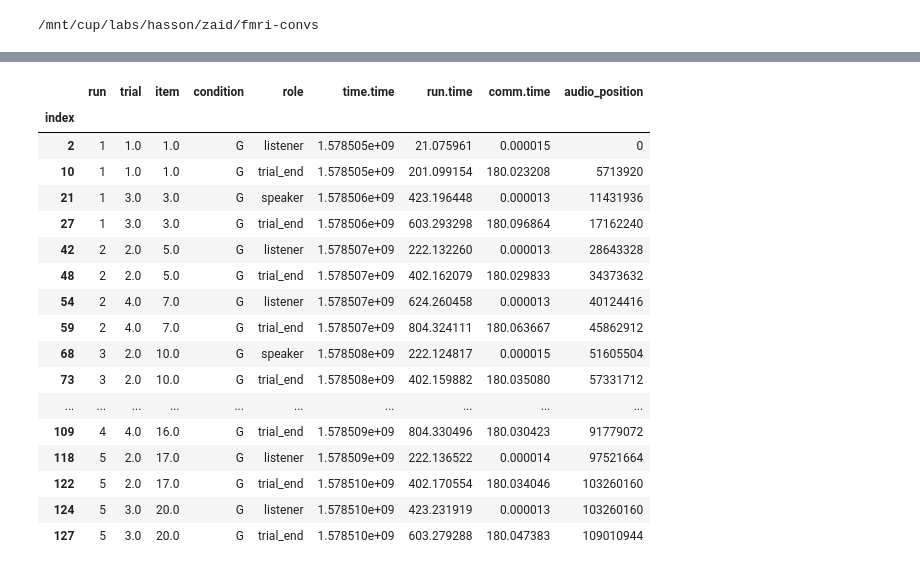
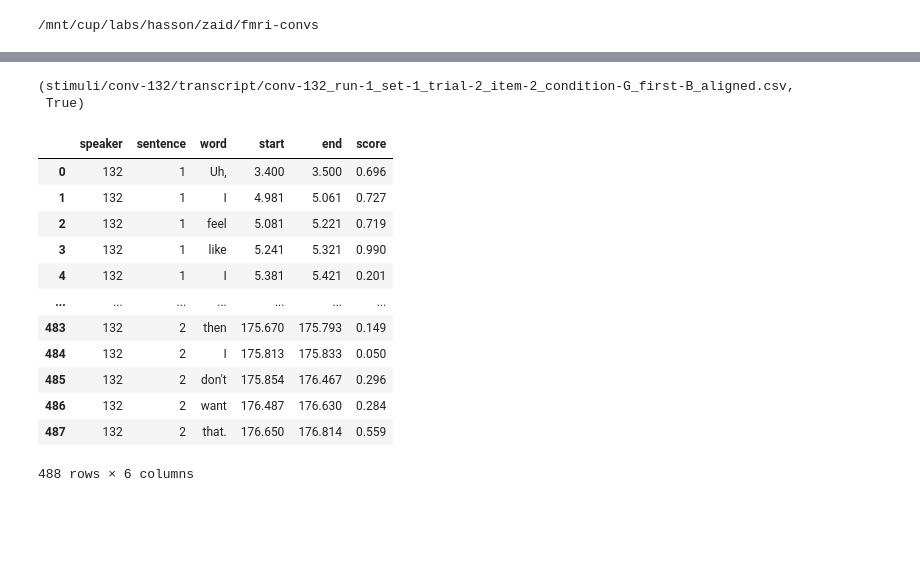
Before and after one commit to YeajuDianaKim394/EncodingModels, a Jupyter notebook: code/visualization.ipynb, the cells around one changed output, grey strips where cells are left out. Saved outputs shown, nothing was run; the diff lists cells and outputs as text; code cells hidden in the pictures; blank space fills up the shorter version.

```diff
--- a/code/visualization.ipynb
+++ b/code/visualization.ipynb
@@ -25,43 +30,36 @@ modelname = "gpt2"
-# %%
-eventpath = Path(
-    root="stimuli",
-    conv=conv,
-    datatype="audio",
-    run=1,
-    suffix="events",
-    ext=".csv",
-)
-
-dfs = []
-for run in RUNS:
-    eventpath = eventpath.update(run=run)
-    dft = pd.read_csv(eventpath, index_col=0)
-    dfs.append(dft)
-dft = pd.concat(dfs)
-
-# keep only condition and when trials start and end
-# we have to take line after `trial_intro` because there is the prompt screen
-ids = sorted((dft[dft.role == 'trial_intro'].index + 1).tolist() + (dft[dft.role == 'trial_end'].index).tolist())
-dft2 = dft.iloc[ids]
-dft2 = dft2[dft2.condition == 'G']
-
-dft2
-# %% [output]
-|  | run | trial | item | condition | role | time.time | run.time | comm.time | audio_position |
-| index |  |  |  |  |  |  |  |  |  |
-| 2 | 1 | 1.0 | 1.0 | G | listener | 1.578505e+09 | 21.075961 | 0.000015 | 0 |
-| 10 | 1 | 1.0 | 1.0 | G | trial_end | 1.578505e+09 | 201.099154 | 180.023208 | 5713920 |
-| 21 | 1 | 3.0 | 3.0 | G | speaker | 1.578506e+09 | 423.196448 | 0.000013 | 11431936 |
-| 27 | 1 | 3.0 | 3.0 | G | trial_end | 1.578506e+09 | 603.293298 | 180.096864 | 17162240 |
-| 42 | 2 | 2.0 | 5.0 | G | listener | 1.578507e+09 | 222.132260 | 0.000013 | 28643328 |
-| 48 | 2 | 2.0 | 5.0 | G | trial_end | 1.578507e+09 | 402.162079 | 180.029833 | 34373632 |
-| 54 | 2 | 4.0 | 7.0 | G | listener | 1.578507e+09 | 624.260458 | 0.000013 | 40124416 |
-| 59 | 2 | 4.0 | 7.0 | G | trial_end | 1.578507e+09 | 804.324111 | 180.063667 | 45862912 |
-| 68 | 3 | 2.0 | 10.0 | G | speaker | 1.578508e+09 | 222.124817 | 0.000015 | 51605504 |
-| 73 | 3 | 2.0 | 10.0 | G | trial_end | 1.578508e+09 | 402.159882 | 180.035080 | 57331712 |
-| ... | ... | ... | ... | ... | ... | ... | ... | ... | ... |
-| 109 | 4 | 4.0 | 16.0 | G | trial_end | 1.578509e+09 | 804.330496 | 180.030423 | 91779072 |
-| 118 | 5 | 2.0 | 17.0 | G | listener | 1.578509e+09 | 222.136522 | 0.000014 | 97521664 |
-| 122 | 5 | 2.0 | 17.0 | G | trial_end | 1.578510e+09 | 402.170554 | 180.034046 | 103260160 |
-| 124 | 5 | 3.0 | 20.0 | G | listener | 1.578510e+09 | 423.231919 | 0.000013 | 103260160 |
-| 127 | 5 | 3.0 | 20.0 | G | trial_end | 1.578510e+09 | 603.279288 | 180.047383 | 109010944 |
+# %%
+eventpath = Path(
+    root="stimuli",
+    conv=conv,
+    datatype="transcript",
+    run=run,
+    set=1,
+    trial=trial,
+    item=item,
+    condition="G",
+    first=first,
+    suffix="aligned",
+    ext=".csv",
+)
+eventpath,eventpath.isfile()
+# %% [output]
+(stimuli/conv-132/transcript/conv-132_run-1_set-1_trial-2_item-2_condition-G_first-B_aligned.csv,
+ True)
+# %%
+df = pd.read_csv(eventpath)
+df.ffill(inplace=True)
+df
+# %% [output]
+|  | speaker | sentence | word | start | end | score |
+| 0 | 132 | 1 | Uh, | 3.400 | 3.500 | 0.696 |
+| 1 | 132 | 1 | I | 4.981 | 5.061 | 0.727 |
+| 2 | 132 | 1 | feel | 5.081 | 5.221 | 0.719 |
+| 3 | 132 | 1 | like | 5.241 | 5.321 | 0.990 |
+| 4 | 132 | 1 | I | 5.381 | 5.421 | 0.201 |
+| ... | ... | ... | ... | ... | ... | ... |
+| 483 | 132 | 2 | then | 175.670 | 175.793 | 0.149 |
+| 484 | 132 | 2 | I | 175.813 | 175.833 | 0.050 |
+| 485 | 132 | 2 | don't | 175.854 | 176.467 | 0.296 |
+| 486 | 132 | 2 | want | 176.487 | 176.630 | 0.284 |
+| 487 | 132 | 2 | that. | 176.650 | 176.814 | 0.559 |
+488 rows × 6 columns
```
Also changed, not shown: parts of 20 cells of this notebook, 8 other files.
